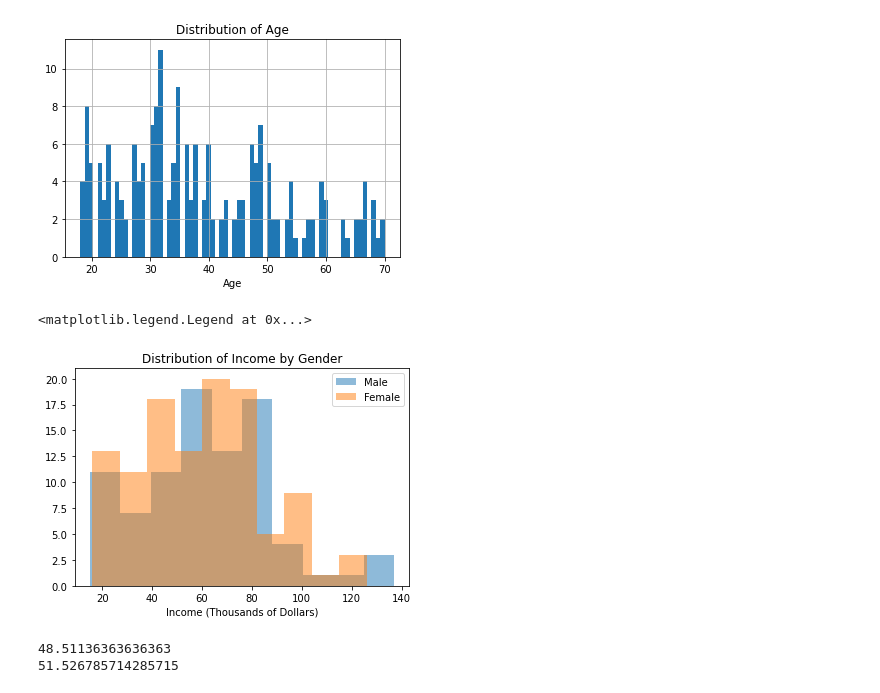
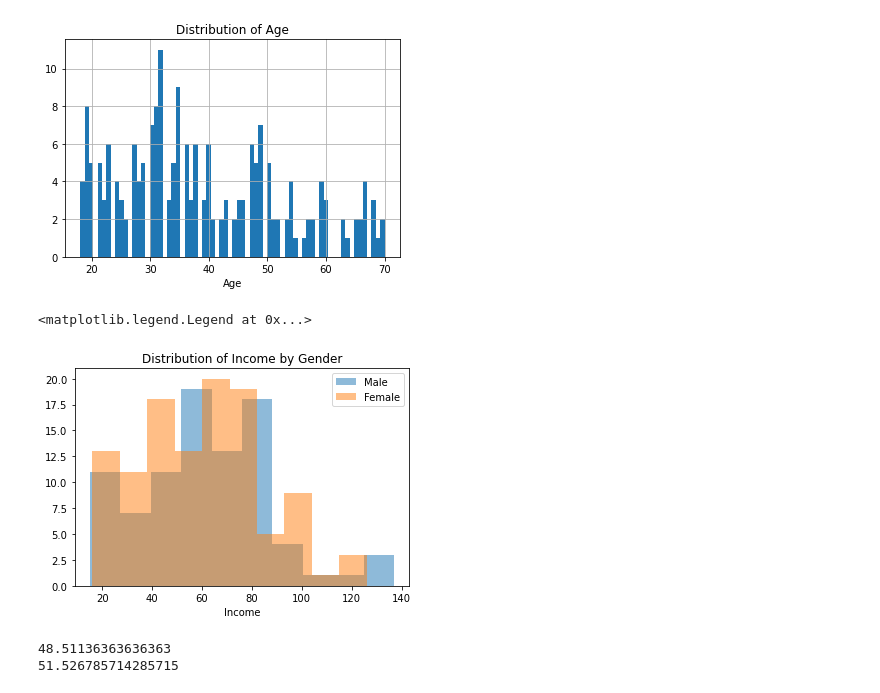
Before and after one commit to aditishraq/Exploratory-Data-Analysis, a Jupyter notebook: eda_customer.ipynb, the cells around one changed output. Drawn from its saved outputs; the diff is of its cells as text; code cells hidden in the pictures.

```diff
--- a/eda_customer.ipynb
+++ b/eda_customer.ipynb
@@ -109,12 +122,12 @@ Text(0.5, 0, 'Age')
 # %%
 plt.hist('Annual Income (k$)', data=data[data['Gender'] == 'Male'], alpha=0.5, label='Male')
 plt.hist('Annual Income (k$)', data=data[data['Gender'] == 'Female'], alpha=0.5, label='Female')
 plt.title('Distribution of Income by Gender')
-plt.xlabel('Income (Thousands of Dollars)')
+plt.xlabel('Income')
 plt.legend()
 # %% [output]
 <matplotlib.legend.Legend at 0x...>
-[figure, old version]
+[figure, new version]
 # %%
 male_customers = data[data['Gender'] == 'Male']
 female_customers = data[data['Gender'] == 'Female']
```
Also changed, not shown: parts of 8 cells of this notebook.
